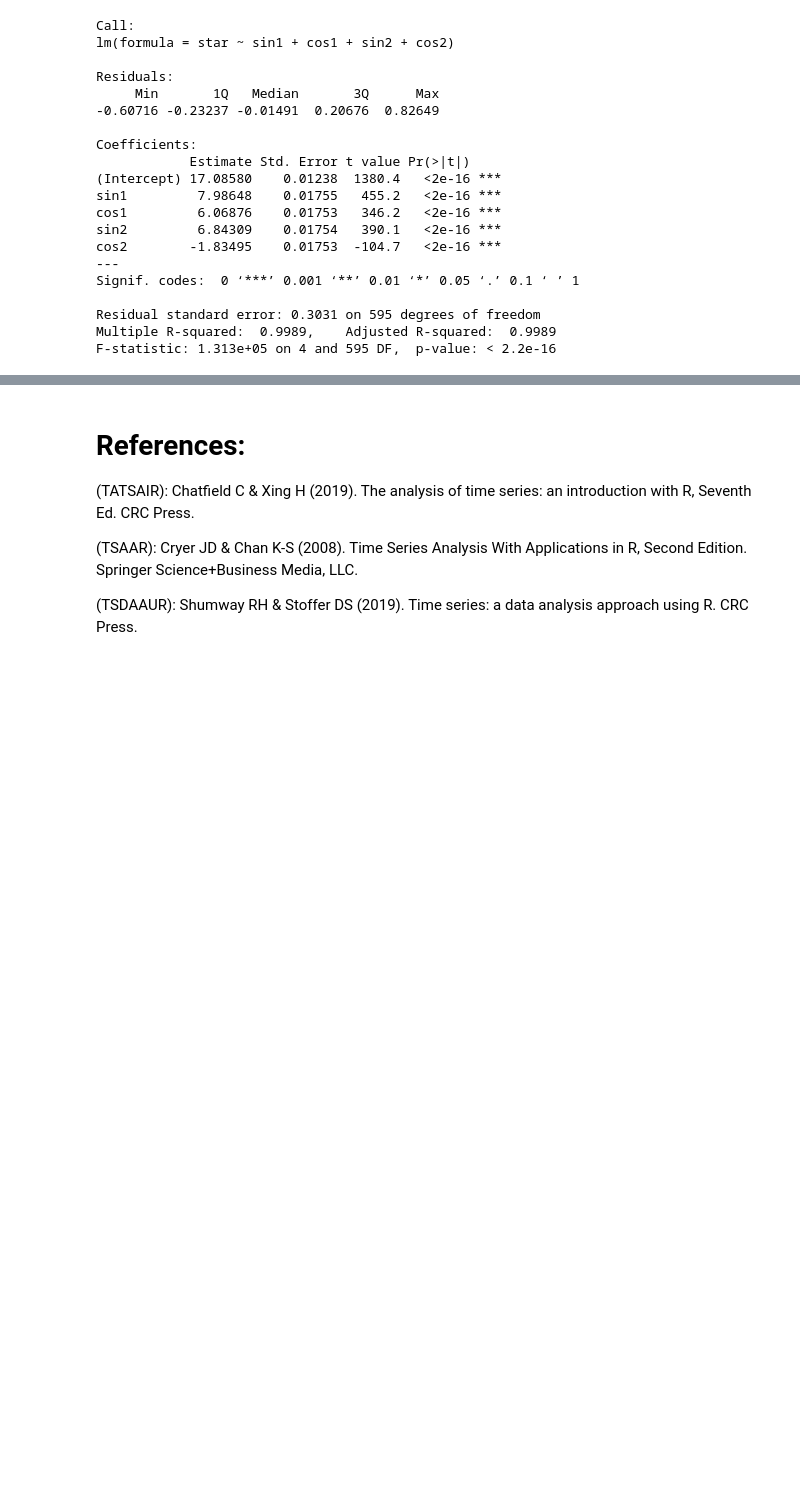
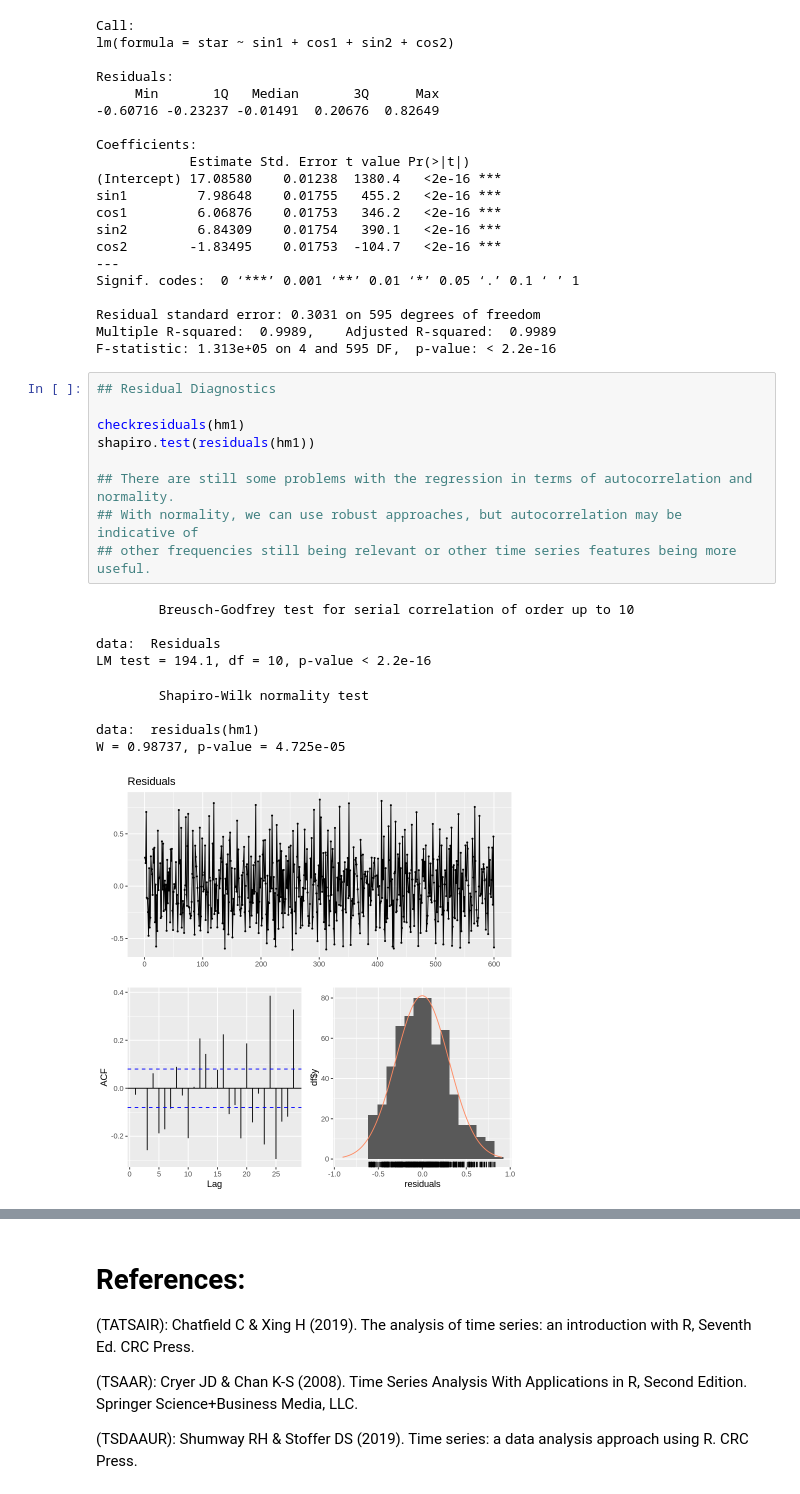
Before and after one commit to pacayton/Stat_268_Advanced_Time_Series_Analysis, a Jupyter notebook: Stat_268_Week_3_4_Freq_Domain_Spectral_Analysis.ipynb, the cells around one changed output, grey strips where cells are left out. Drawn from its saved outputs; the diff is of its cells as text; blank space fills up the shorter version.

```diff
--- a/Stat_268_Week_3_4_Freq_Domain_Spectral_Analysis.ipynb
+++ b/Stat_268_Week_3_4_Freq_Domain_Spectral_Analysis.ipynb
@@ -429,3 +464,22 @@ Signif. codes:  0 ‘***’ 0.001 ‘**’ 0.01 ‘*’ 0.05 ‘.’ 0.1 ‘ ’
 Residual standard error: 0.3031 on 595 degrees of freedom
 Multiple R-squared:  0.9989,    Adjusted R-squared:  0.9989
 F-statistic: 1.313e+05 on 4 and 595 DF,  p-value: < 2.2e-16
+# %%
+## Residual Diagnostics
+
+checkresiduals(hm1)
+shapiro.test(residuals(hm1))
+
+## There are still some problems with the regression in terms of autocorrelation and normality.
+## With normality, we can use robust approaches, but autocorrelation may be indicative of
+## other frequencies still being relevant or other time series features being more useful.
+# %% [output]
+        Breusch-Godfrey test for serial correlation of order up to 10
+
+data:  Residuals
+LM test = 194.1, df = 10, p-value < 2.2e-16
+        Shapiro-Wilk normality test
+
+data:  residuals(hm1)
+W = 0.98737, p-value = 4.725e-05
+[figure, added]
```
Also changed, not shown: parts of 8 cells of this notebook.
